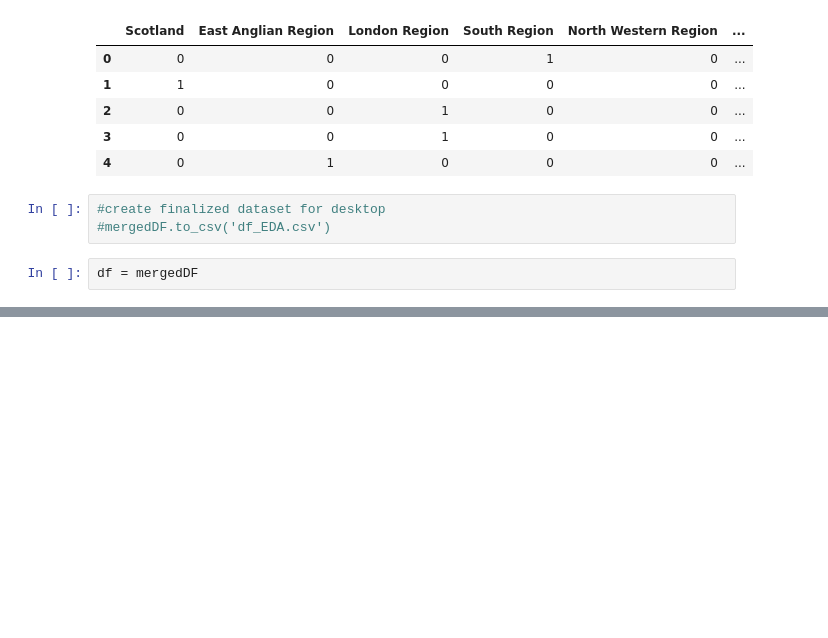
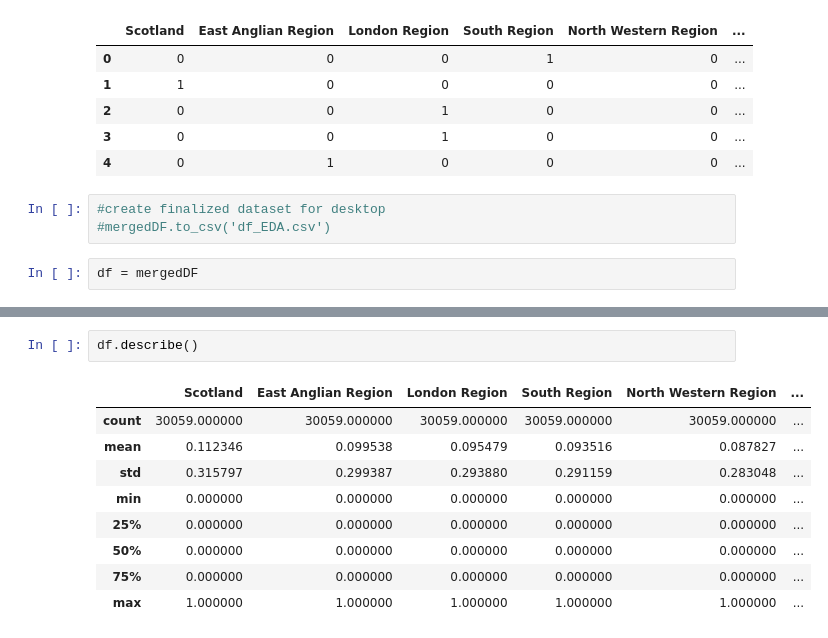
Before and after one commit to georgetown-analytics/University-Learning-Analytics, a Jupyter notebook: code/wrangling/One_Hot_Encoding_Regions_and_Final_Wrangling.ipynb, the cells around one changed output, grey strips where cells are left out. Saved outputs shown, nothing was run; the diff lists cells and outputs as text; blank space fills up the shorter version.

```diff
--- a/code/wrangling/One_Hot_Encoding_Regions_and_Final_Wrangling.ipynb
+++ b/code/wrangling/One_Hot_Encoding_Regions_and_Final_Wrangling.ipynb
@@ -150,0 +172,12 @@ df = mergedDF
+# %%
+df.describe()
+# %% [output]
+|  | Scotland | East Anglian Region | London Region | South Region | North Western Region | ... |
+| count | 30059.000000 | 30059.000000 | 30059.000000 | 30059.000000 | 30059.000000 | ... |
+| mean | 0.112346 | 0.099538 | 0.095479 | 0.093516 | 0.087827 | ... |
+| std | 0.315797 | 0.299387 | 0.293880 | 0.291159 | 0.283048 | ... |
+| min | 0.000000 | 0.000000 | 0.000000 | 0.000000 | 0.000000 | ... |
+| 25% | 0.000000 | 0.000000 | 0.000000 | 0.000000 | 0.000000 | ... |
+| 50% | 0.000000 | 0.000000 | 0.000000 | 0.000000 | 0.000000 | ... |
+| 75% | 0.000000 | 0.000000 | 0.000000 | 0.000000 | 0.000000 | ... |
+| max | 1.000000 | 1.000000 | 1.000000 | 1.000000 | 1.000000 | ... |
```
Also changed, not shown: parts of 12 cells of this notebook.
